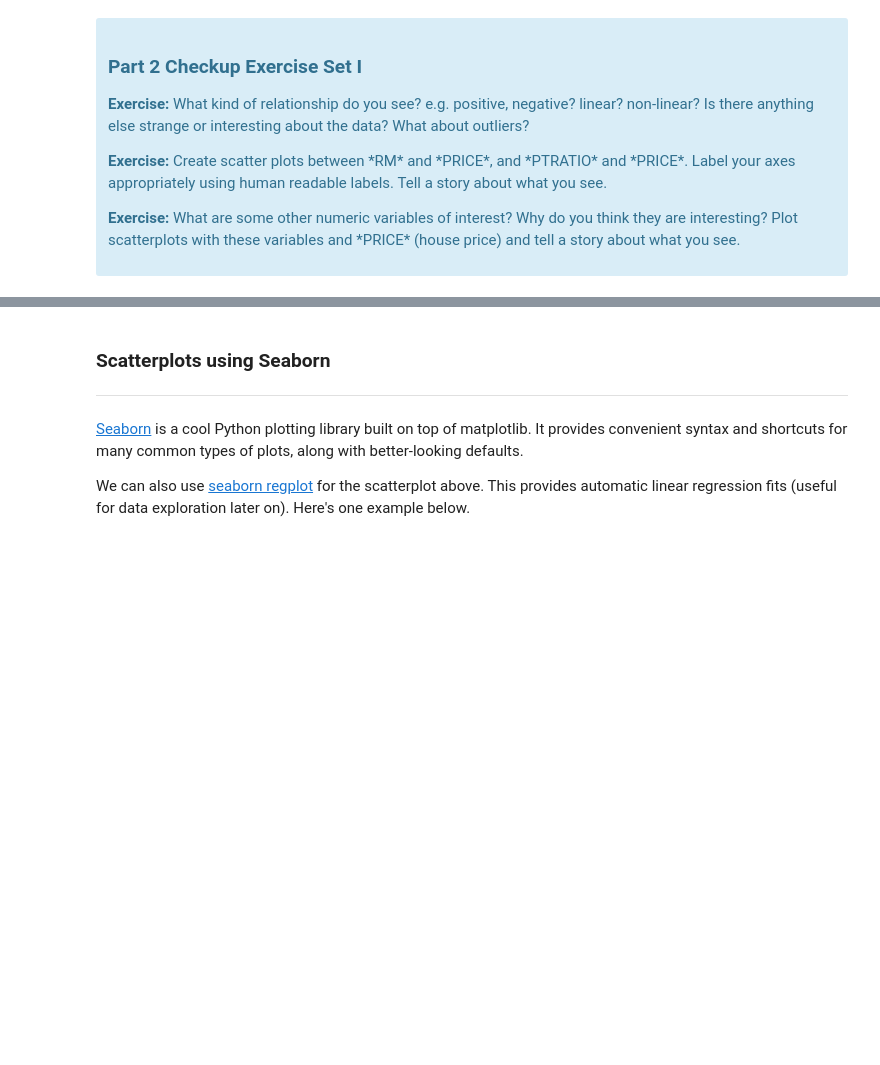
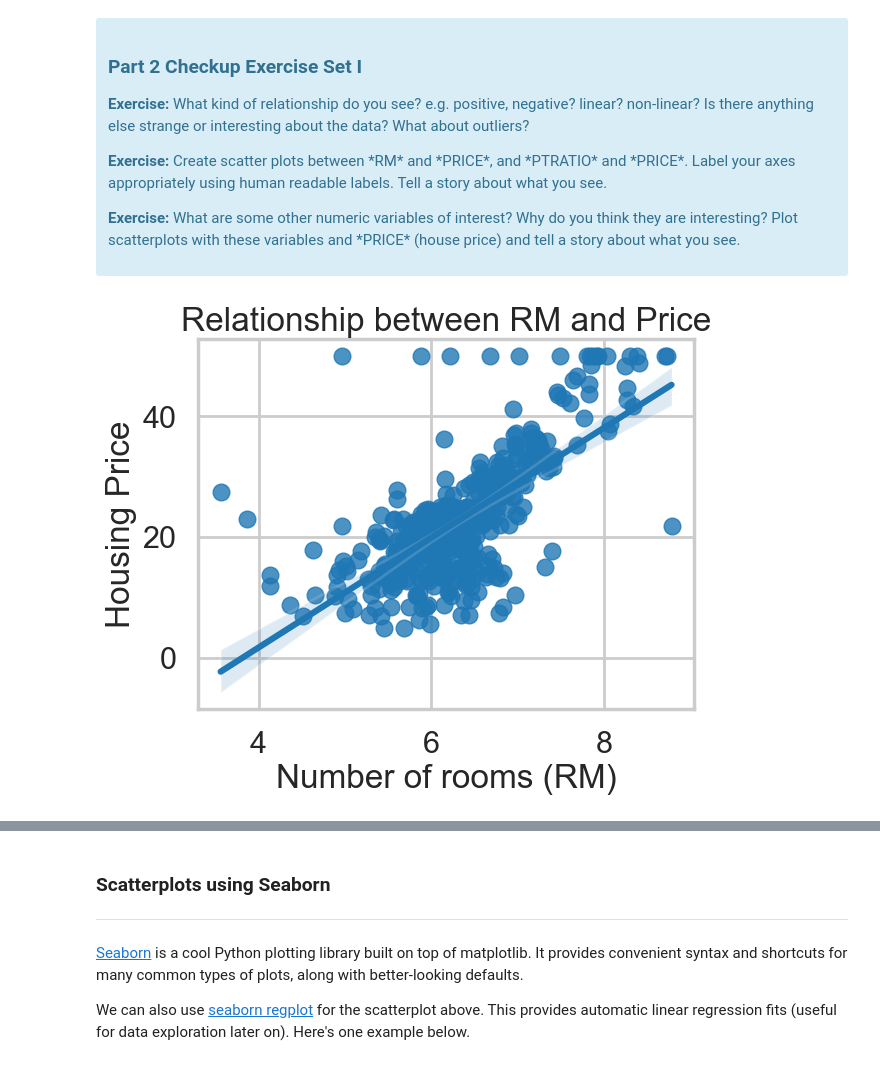
Before and after one commit to jonnross88/Springboard, a Jupyter notebook: u11_python_statistics_in_EDA/Linear Regression Case Study/Mini_Project_Linear_Regression.ipynb, the cells around one changed output, grey strips where cells are left out. Saved outputs shown, nothing was run; the diff lists cells and outputs as text; code cells hidden in the pictures; blank space fills up the shorter version.

```diff
--- a/u11_python_statistics_in_EDA/Linear Regression Case Study/Mini_Project_Linear_Regression.ipynb
+++ b/u11_python_statistics_in_EDA/Linear Regression Case Study/Mini_Project_Linear_Regression.ipynb
@@ -224,0 +316,10 @@ plt.title("Relationship between CRIM and Price")
+# %%
+# your turn: scatter plot between *RM* and *PRICE*
+# plt.scatter(bos.RM, bos.PRICE)
+sns.regplot(data=bos, y='PRICE', x='RM')
+plt.xlabel("Number of rooms (RM)")
+plt.ylabel("Housing Price")
+plt.title("Relationship between RM and Price")
+plt.show()
+# %% [output]
+[figure, added]
```
Also changed, not shown: parts of 44 cells of this notebook, 3 other files.
